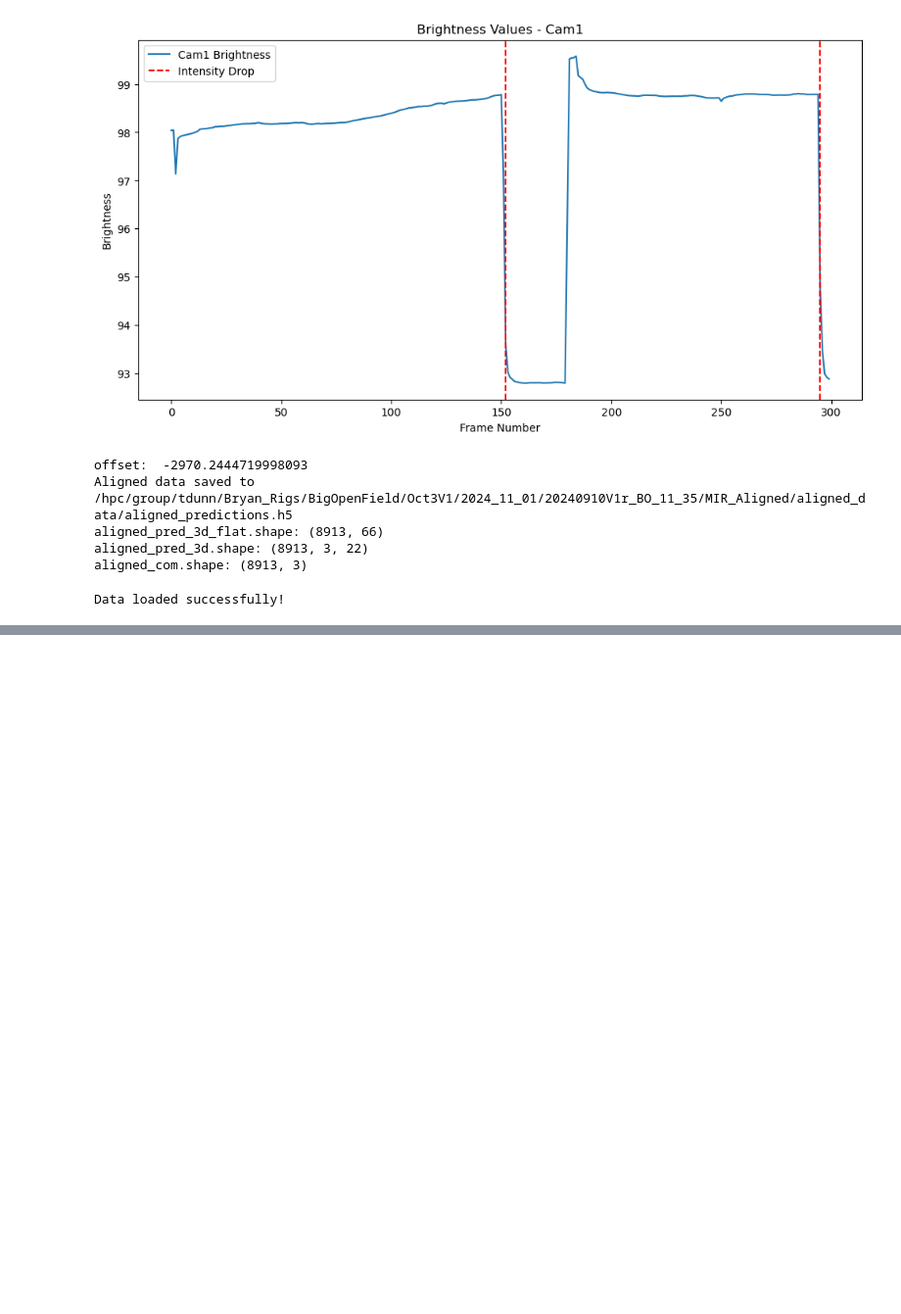
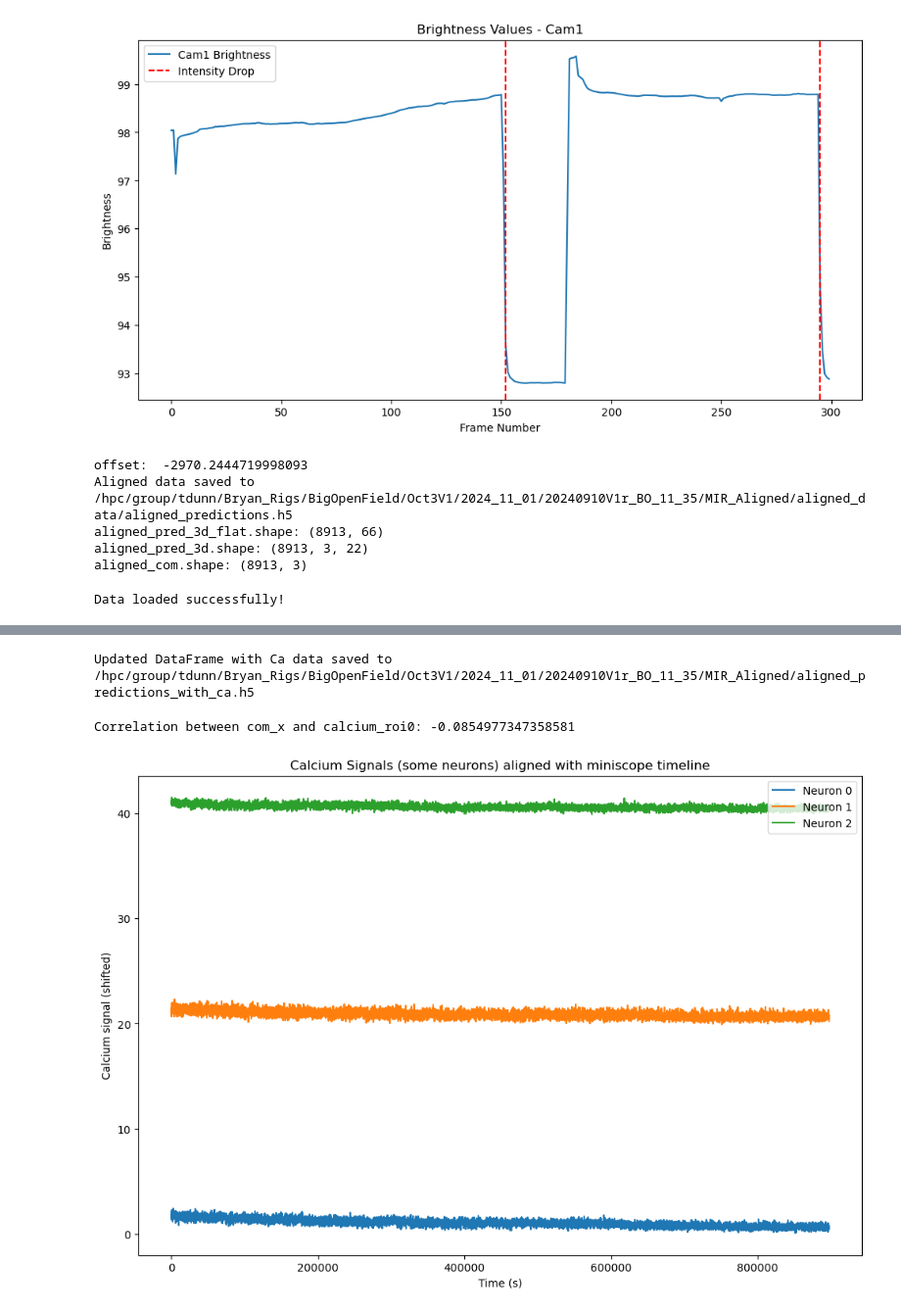
Before and after one commit to gadsfly/BBOP, a Jupyter notebook: random tests/mini_dannce_sync/load_analysis_after_alignment.ipynb, the cells around one changed output, grey strips where cells are left out. Shown at 98% size. Drawn from its saved outputs; the diff is of its cells as text; code cells hidden in the pictures; blank space fills up the shorter version.

Commit message:
miniscope data loaded.

```diff
--- a/random tests/mini_dannce_sync/load_analysis_after_alignment.ipynb
+++ b/random tests/mini_dannce_sync/load_analysis_after_alignment.ipynb
@@ -32,6 +32,7 @@ import pandas as pd
 hdf5_input_path = '/hpc/group/tdunn/Bryan_Rigs/BigOpenField/Oct3V1/2024_11_01/20240910V1r_BO_11_35/MIR_Aligned/aligned_data/aligned_predictions.h5'
 
 df = pd.read_hdf(hdf5_input_path, key='df')
+mini_cam_timestamps = df.index.values
 print("Data loaded successfully!")
 # print(df.head())
 # %% [output]
@@ -98,6 +78,9 @@ https://docs.xarray.dev/en/stable/getting-started-guide/installing.html
 C_interpolated = []
 for i_neuron in range(num_neuron):
     # Create an interpolation function for each neuron
-    func = interp1d(ts_s, C[i_neuron, :], kind='linear', bounds_error=False, fill_value='extrapolate')
-    neuron_interp = func(mini_cam_timestamps_s)
+    func = interp1d(ts, C[i_neuron, :], kind='linear', bounds_error=False, fill_value='extrapolate')
+    neuron_interp = func(mini_cam_timestamps)
     C_interpolated.append(neuron_interp)
+
+C_interpolated = np.array(C_interpolated)  # shape (num_neuron, N_miniscope_frames)
+print("Interpolated Ca data shape:", C_interpolated.shape)
@@ -114,0 +89,15 @@ Calcium columns found: []
+# %%
+# We'll add columns for each neuron, like calcium_roi0, calcium_roi1, etc.
+calcium_cols = [f'calcium_roi{i}' for i in range(num_neuron)]
+
+# Transpose C_interpolated to match DataFrame dimensions (N_miniscope_frames, num_neuron)
+C_interpolated_transposed = C_interpolated.T  # shape (N_miniscope_frames, num_neuron)
+
+# Create a DataFrame for Ca data
+df_ca = pd.DataFrame(data=C_interpolated_transposed, index=mini_cam_timestamps, columns=calcium_cols)
+df_ca.index.name = 'timestamp_ms'
+
+# Merge with the existing df
+df_merged = df.join(df_ca, how='inner')
+print("Data with Ca signals merged:")
+print(df_merged.head())
@@ -114,0 +122,26 @@ Calcium columns found: []
+# %%
+updated_hdf5_path = os.path.join(rec_path, 'MIR_Aligned', 'aligned_predictions_with_ca.h5')
+df_merged.to_hdf(updated_hdf5_path, key='df', mode='w')
+print(f"Updated DataFrame with Ca data saved to {updated_hdf5_path}")
+# %% [output]
+Updated DataFrame with Ca data saved to /hpc/group/tdunn/Bryan_Rigs/BigOpenField/Oct3V1/2024_11_01/20240910V1r_BO_11_35/MIR_Aligned/aligned_predictions_with_ca.h5
+# %%
+
+# Check correlation of a calcium ROI with com_x as an example
+r = df_merged['com_x'].corr(df_merged['calcium_roi0'])
+print("Correlation between com_x and calcium_roi0:", r)
+
+# Plot a few neurons over time
+plt.figure(figsize=(12, 8))
+selected_neurons = [0, 1, 2]  # first 3 neurons for example
+for i, neuron_idx in enumerate(selected_neurons):
+    plt.plot(df_merged.index, df_merged[f'calcium_roi{neuron_idx}'] + i*20, label=f'Neuron {neuron_idx}')
+
+plt.xlabel('Time (s)')
+plt.ylabel('Calcium signal (shifted)')
+plt.title('Calcium Signals (some neurons) aligned with miniscope timeline')
+plt.legend()
+plt.show()
+# %% [output]
+Correlation between com_x and calcium_roi0: -0.0854977347358581
+[figure, added]
```
Also changed, not shown: parts of 5 cells of this notebook, 2 other files.
